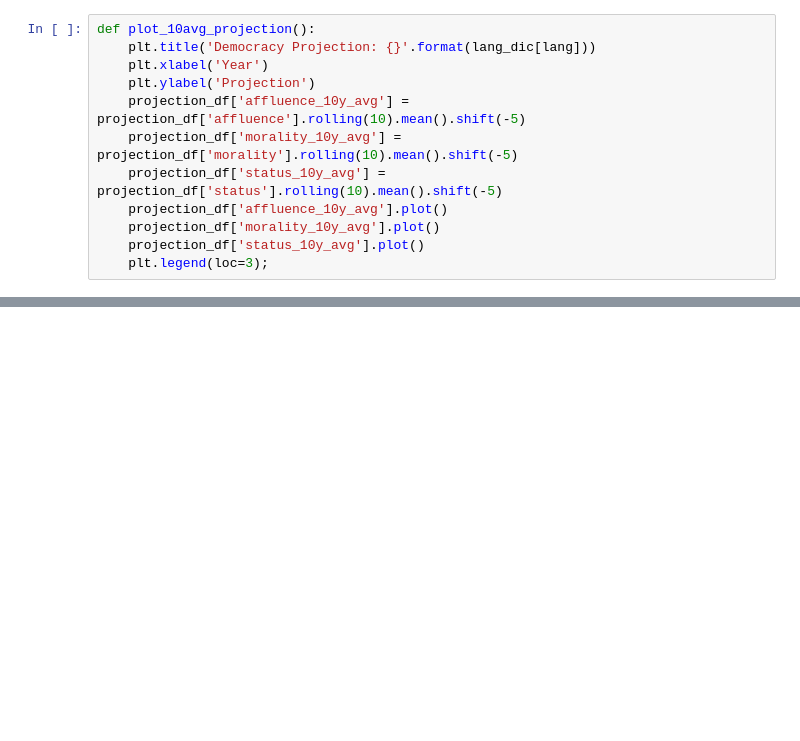
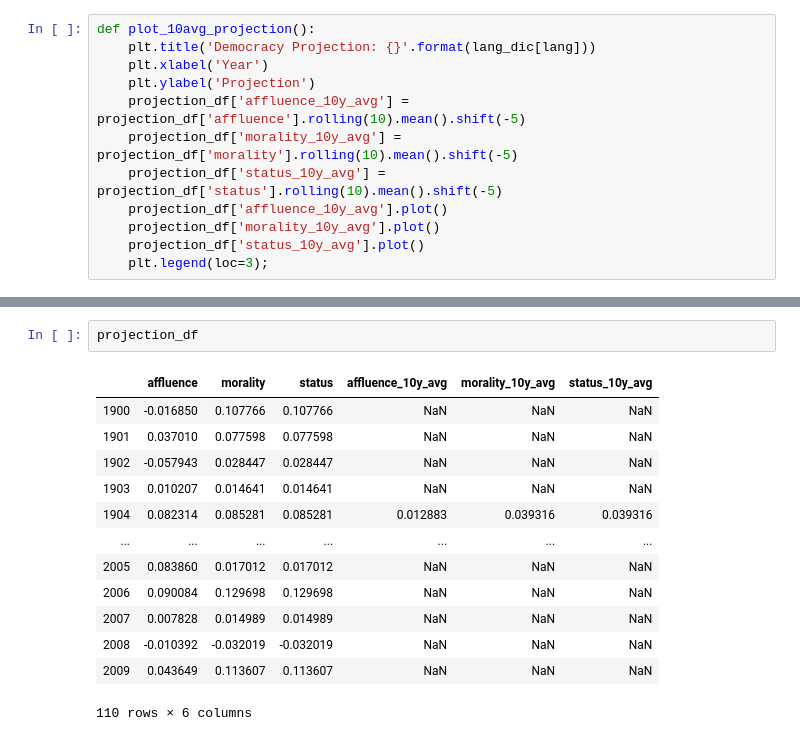
Before and after one commit to cultural-proj/democracy, a Jupyter notebook: Projection_(affluence_morality_status).ipynb, the cells around one changed output, grey strips where cells are left out. Cells and saved outputs as stored; diff of their text form; blank space fills up the shorter version.

```diff
--- a/Projection_(affluence_morality_status).ipynb
+++ b/Projection_(affluence_morality_status).ipynb
@@ -117,0 +124,16 @@ plot_10avg_projection()
+# %%
+projection_df
+# %% [output]
+|  | affluence | morality | status | affluence_10y_avg | morality_10y_avg | status_10y_avg |
+| 1900 | -0.016850 | 0.107766 | 0.107766 | NaN | NaN | NaN |
+| 1901 | 0.037010 | 0.077598 | 0.077598 | NaN | NaN | NaN |
+| 1902 | -0.057943 | 0.028447 | 0.028447 | NaN | NaN | NaN |
+| 1903 | 0.010207 | 0.014641 | 0.014641 | NaN | NaN | NaN |
+| 1904 | 0.082314 | 0.085281 | 0.085281 | 0.012883 | 0.039316 | 0.039316 |
+| ... | ... | ... | ... | ... | ... | ... |
+| 2005 | 0.083860 | 0.017012 | 0.017012 | NaN | NaN | NaN |
+| 2006 | 0.090084 | 0.129698 | 0.129698 | NaN | NaN | NaN |
+| 2007 | 0.007828 | 0.014989 | 0.014989 | NaN | NaN | NaN |
+| 2008 | -0.010392 | -0.032019 | -0.032019 | NaN | NaN | NaN |
+| 2009 | 0.043649 | 0.113607 | 0.113607 | NaN | NaN | NaN |
+110 rows × 6 columns
```
Also changed, not shown: parts of 5 cells of this notebook.
